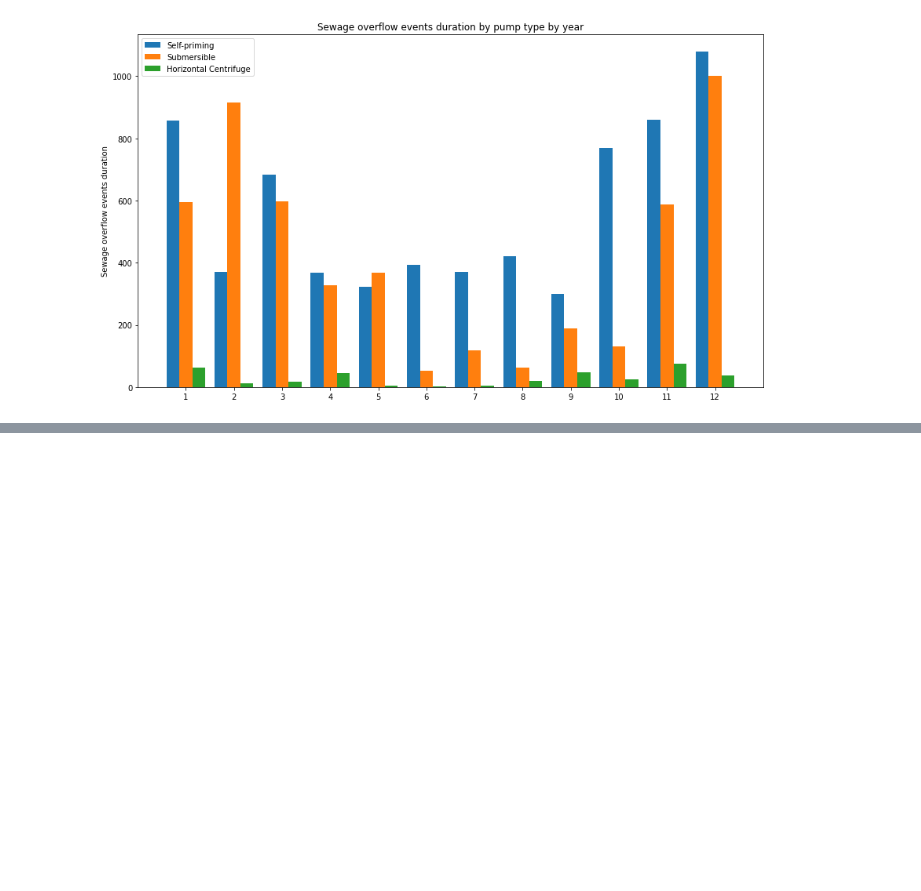
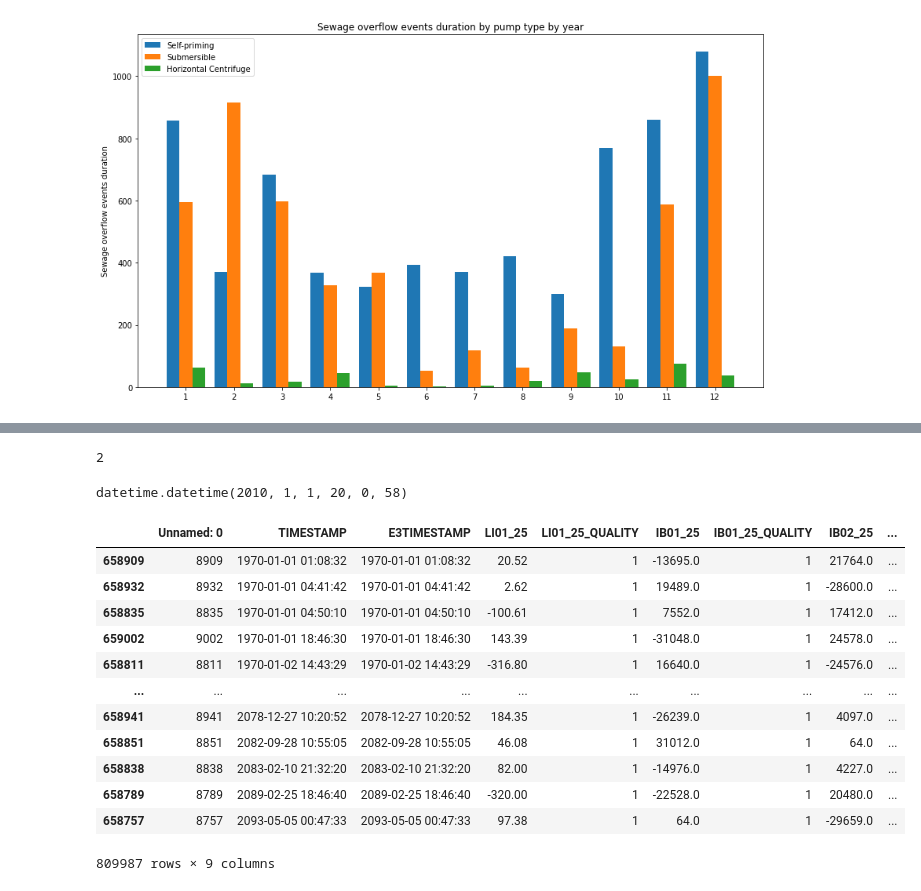
Before and after one commit to heber-augusto/master-degree-jupyter-notebooks, a Jupyter notebook: step_3-data-analysis/step_3-data-analysis-and-exploration.ipynb, the cells around one changed output, grey strips where cells are left out. Drawn from its saved outputs; the diff is of its cells as text; code cells hidden in the pictures; blank space fills up the shorter version.

Commit message:
[i] creating form for plotting instrument data

```diff
--- a/step_3-data-analysis/step_3-data-analysis-and-exploration.ipynb
+++ b/step_3-data-analysis/step_3-data-analysis-and-exploration.ipynb
@@ -50,3 +48,9 @@ lift_station_register = pd.read_csv(DATASETS_DIR + r'cadastro_elevatorias.csv')
+# %%
+lift_station_register = pd.read_csv(DATASETS_DIR + r'cadastro_elevatorias.csv')
+lift_station_register['nivel_max'] = lift_station_register['nivel_max'].str.replace(',', '.').astype(float)
+lift_station_register['corrente1_max'] = lift_station_register['corrente1_max'].replace(',', '.').astype(float)
+lift_station_register['corrente2_max'] = lift_station_register['corrente2_max'].replace(',', '.').astype(float)
+lift_station_register['corrente3_max'] = lift_station_register['corrente3_max'].replace(',', '.').astype(float)
 # %%
 #Plot number of lift stations by pump type
 lift_station_register.groupby(['Tipo de bomba'])['Tipo de bomba'].count().plot(kind='bar', color=['b', 'r', 'g', 'c'])
@@ -227,7 +231,7 @@ def get_alarm_data(lift_station_index):
 
     """
     #read alarm files
-    alarms_file = DATASETS_DIR + r'alarms_utr_%02dw.csv' % (lift_station_index)
+    alarms_file = DATASETS_DIR + r'alarms_utr_{:>02}w.csv'.format(lift_station_index)
 
     #verify if lift station has a operation interval to use just data
     #during its operation period.
@@ -262,5 +266,5 @@ def get_alarm_data(lift_station_index):
     alarms.index = pd.to_datetime(alarms['INTIME_'])
 
     #set tag name for sewage level signal
-    tag_level      = f'LI01_{lift_station_index}'
+    tag_level      = f'LI01-{lift_station_index}'
 
@@ -268,9 +272,9 @@ def get_alarm_data(lift_station_index):
     #treatment of data
     for pump_index in range(1,4):
-        tag_pump          = 'B%02d-%d'  % (pump_index,lift_station_index)
+        tag_pump          = 'B{:>02}-{}'.format(pump_index,lift_station_index)
         new_tag_pump      = f'pump{pump_index}'
-        tag_lift_station  = 'UTR_%02d'  % (lift_station_index)
-        tag_eletric       = 'MGE%02d-%d'  % (pump_index,lift_station_index)
+        tag_lift_station  = 'UTR_{:>02}'.format(lift_station_index)
+        tag_eletric       = 'MGE{:>02}-{}'.format(pump_index,lift_station_index)
         new_tag_eletric   = f'eletrica_bomba{pump_index}'
 
         #change alarms messages with generic contents
@@ -395,0 +535,12 @@ plt.show()
+# %%
+#atualiza dados com valores iniciais
+data_inicial.value = datetime.date(2010,1,1)
+data_final.value = datetime.date(2010,1,1)
+ini = datetime.datetime(2010,1,1, 0, 0, 0)
+fim = ini + datetime.timedelta(hours=intervalo.value)
+alarmes = None
+dados   = None
+indice_elevatoria = 25
+
+#realiza primeira consulta de dados
+alarmes, dados, mges, totdia = get_datasets(indice_elevatoria)
@@ -395,0 +822,40 @@ plt.show()
+# %%
+ini = datetime.datetime.combine(data_inicial.value,
+                                datetime.time(hh_inicial.value,
+                                              mm_inicial.value,
+                                              ss_inicial.value))
+
+fim = ini + datetime.timedelta(hours=intervalo.value)
+
+
+num_bombas = PUMPS_PER_LIFT_STATION[indice_elevatoria - 1]
+print(num_bombas)
+alarmes = alarmes.drop(alarmes.columns[alarmes.columns.str.contains('unnamed',case = False)],axis = 1)
+
+mask = ((alarmes['INTIME_'] >= ini)  & (alarmes['INTIME_'] <= fim))  |\
+        ((alarmes['OUTTIME_'] >= ini) & (alarmes['OUTTIME_'] <= fim)) |\
+        ((alarmes['INTIME_'] < ini)   & (alarmes['OUTTIME_'] > fim))
+
+alarmes_filtered = alarmes.loc[mask]
+# %% [output]
+2
+# %%
+fim
+# %% [output]
+datetime.datetime(2010, 1, 1, 20, 0, 58)
+# %%
+dados
+# %% [output]
+|  | Unnamed: 0 | TIMESTAMP | E3TIMESTAMP | LI01_25 | LI01_25_QUALITY | IB01_25 | IB01_25_QUALITY | IB02_25 | ... |
+| 658909 | 8909 | 1970-01-01 01:08:32 | 1970-01-01 01:08:32 | 20.52 | 1 | -13695.0 | 1 | 21764.0 | ... |
+| 658932 | 8932 | 1970-01-01 04:41:42 | 1970-01-01 04:41:42 | 2.62 | 1 | 19489.0 | 1 | -28600.0 | ... |
+| 658835 | 8835 | 1970-01-01 04:50:10 | 1970-01-01 04:50:10 | -100.61 | 1 | 7552.0 | 1 | 17412.0 | ... |
+| 659002 | 9002 | 1970-01-01 18:46:30 | 1970-01-01 18:46:30 | 143.39 | 1 | -31048.0 | 1 | 24578.0 | ... |
+| 658811 | 8811 | 1970-01-02 14:43:29 | 1970-01-02 14:43:29 | -316.80 | 1 | 16640.0 | 1 | -24576.0 | ... |
+| ... | ... | ... | ... | ... | ... | ... | ... | ... | ... |
+| 658941 | 8941 | 2078-12-27 10:20:52 | 2078-12-27 10:20:52 | 184.35 | 1 | -26239.0 | 1 | 4097.0 | ... |
+| 658851 | 8851 | 2082-09-28 10:55:05 | 2082-09-28 10:55:05 | 46.08 | 1 | 31012.0 | 1 | 64.0 | ... |
+| 658838 | 8838 | 2083-02-10 21:32:20 | 2083-02-10 21:32:20 | 82.00 | 1 | -14976.0 | 1 | 4227.0 | ... |
+| 658789 | 8789 | 2089-02-25 18:46:40 | 2089-02-25 18:46:40 | -320.00 | 1 | -22528.0 | 1 | 20480.0 | ... |
+| 658757 | 8757 | 2093-05-05 00:47:33 | 2093-05-05 00:47:33 | 97.38 | 1 | 64.0 | 1 | -29659.0 | ... |
+809987 rows × 9 columns
```
Also changed, not shown: parts of 9 cells of this notebook.
